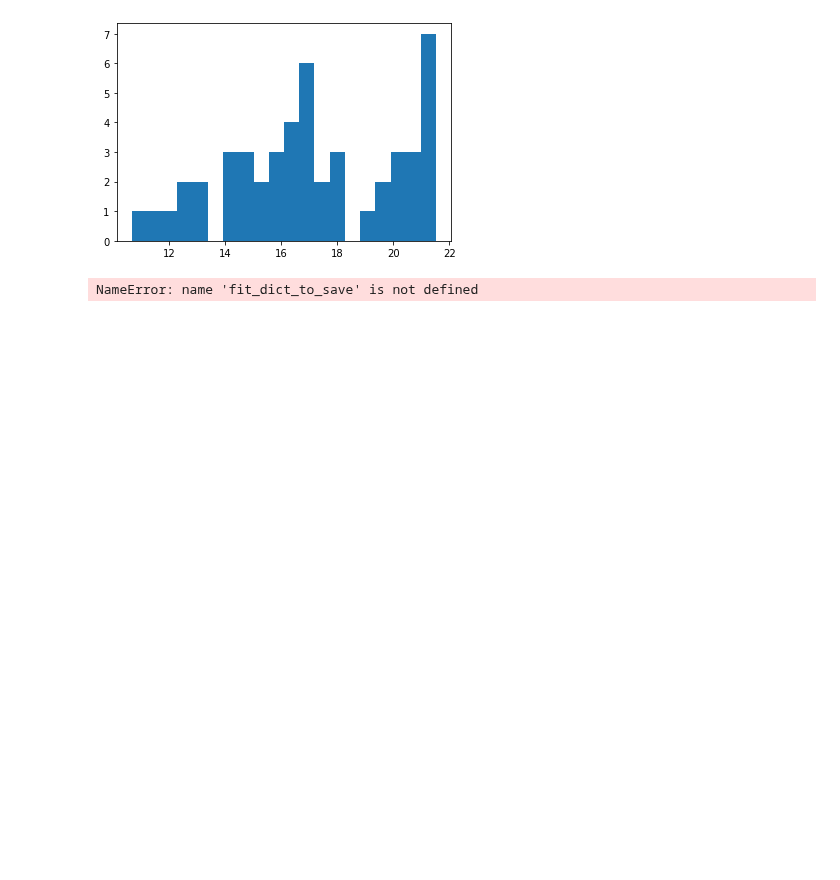
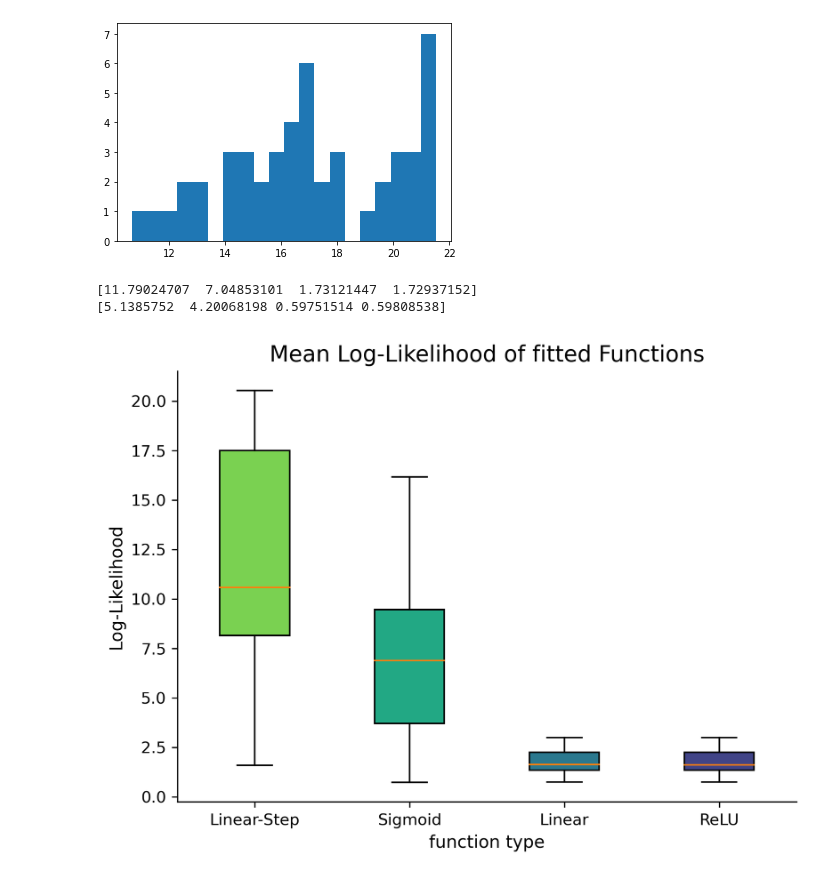
Before and after one commit to JirkoRu/analysis_scripts, a Jupyter notebook: part_level_analysis/Assess_fit.ipynb, the cells around one changed output. Cells and saved outputs as stored; diff of their text form; code cells hidden in the pictures; blank space fills up the shorter version.

```diff
--- a/part_level_analysis/Assess_fit.ipynb
+++ b/part_level_analysis/Assess_fit.ipynb
@@ -226,33 +224,35 @@ def plot_boxplot(labels, data_dict, keys):
     for i, key in enumerate(keys):
         all_data[:,i] = data_dict[key]
     print(np.mean(all_data, axis=0))
     print(np.std(all_data, axis=0))
     bplot = ax.boxplot(all_data,
                 vert=True,  # vertical box alignment
                 patch_artist=True,  # fill with color
                 labels=labels)  # will be used to label x-ticks)
 
     # Hide the right and top spines
     ax.spines.right.set_visible(False)
     ax.spines.top.set_visible(False)
 
     # set the title
     ax.set_title('Mean Log-Likelihood of fitted Functions', fontsize=14)
 
     # make the x and y labels
     ax.set_xlabel('function type', fontsize=11)
     ax.set_ylabel('Log-Likelihood', fontsize=11)
 
     # fill with colors
     colors = [plt.cm.viridis(.8), plt.cm.viridis(.6), plt.cm.viridis(.4), plt.cm.viridis(.2)]
     for patch, color in zip(bplot['boxes'], colors):
         patch.set_facecolor(color)
 
-    # plt.savefig(os.getcwd() + "/log-likelihood_plots/All_boxplot.svg")
+    plt.savefig(os.getcwd() + "/log-likelihood_plots/All_boxplot_2.png")
     plt.show()
 
 labels = ["Linear-Step","Sigmoid","Linear", "ReLU"]
-keys = ["linear_step","sigmoid", "linear", "relu"]
+keys = ["linear_step_2","sigmoid", "linear", "relu"]
 plot_boxplot(labels, fit_dict_to_save, keys)
 # %% [output]
-NameError: name 'fit_dict_to_save' is not defined
+[11.79024707  7.04853101  1.73121447  1.72937152]
+[5.1385752  4.20068198 0.59751514 0.59808538]
+[figure, added]
```
Also changed, not shown: parts of 5 cells of this notebook, 14 other files.
